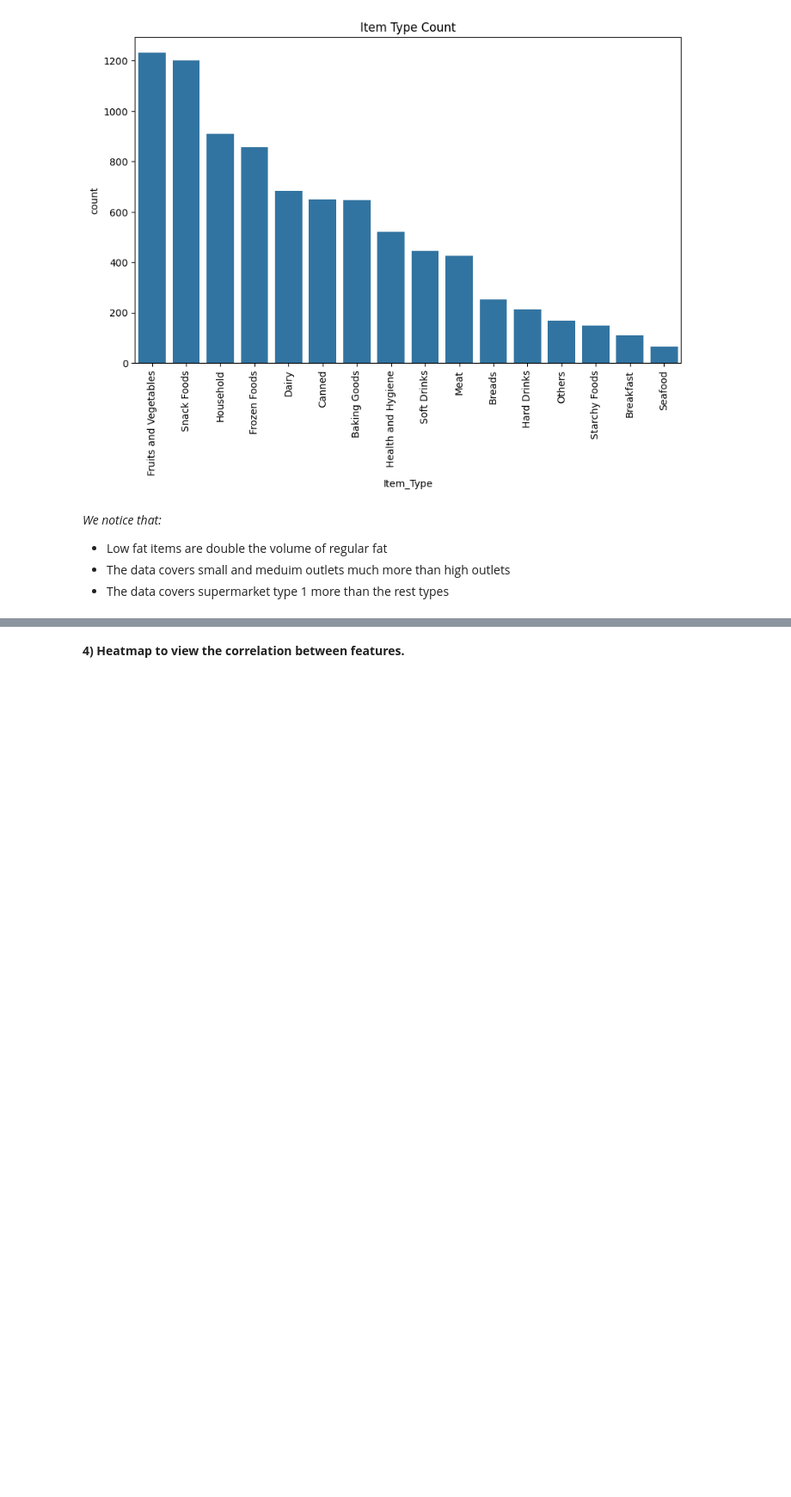
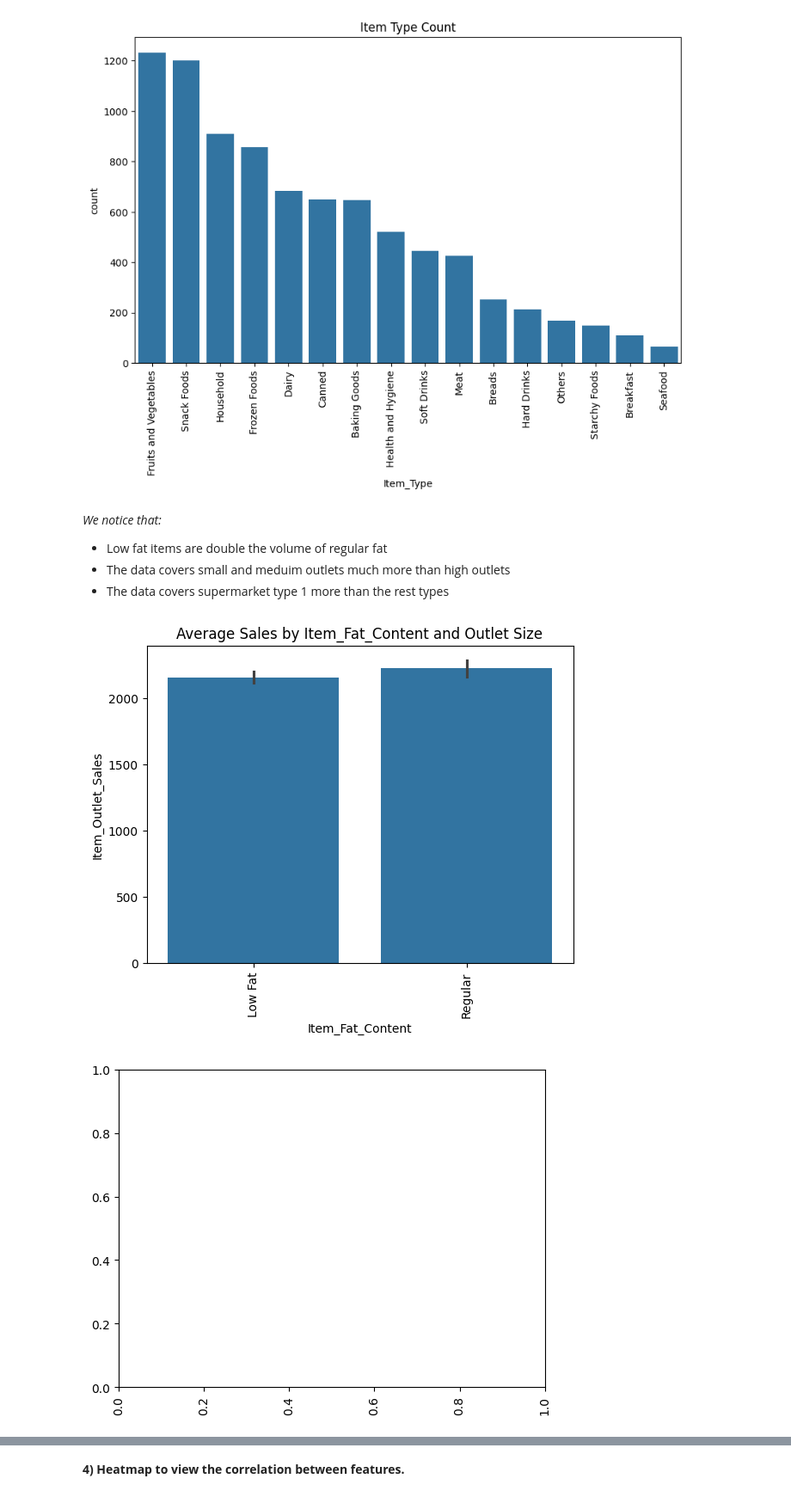
Before and after one commit to Khalil-Salama/Prediction-of-Product-Sales, a Jupyter notebook: Prediction_of_Product_Sales.ipynb, the cells around one changed output, grey strips where cells are left out. Shown at 86% size. Drawn from its saved outputs; the diff is of its cells as text; code cells hidden in the pictures; blank space fills up the shorter version.

```diff
--- a/Prediction_of_Product_Sales.ipynb
+++ b/Prediction_of_Product_Sales.ipynb
@@ -462,3 +462,16 @@ plt;
 - Low fat items are double the volume of regular fat
 - The data covers small and meduim outlets much more than high outlets
 - The data covers supermarket type 1 more than the rest types
+# %%
+categorical_cols = ['Item_Fat_Content', 'Item_Type', 'Outlet_Size', 'Outlet_Location_Type', 'Outlet_Type']
+
+for col in categorical_cols:
+    sns.barplot(data=sales_pred, x=col, y='Item_Outlet_Sales')
+    plt.title(f'Average Sales by {col} and Outlet Size')
+    plt.xticks(rotation=90) # Rotate x-axis labels for better readability if needed
+    plt.show()
+    plt.xticks(rotation=90) # Rotate x-axis labels for better readability if needed
+    plt.show();
+# %% [output]
+[figure, added]
+[figure, added]
```
Also changed, not shown: parts of 1 cell of this notebook.
